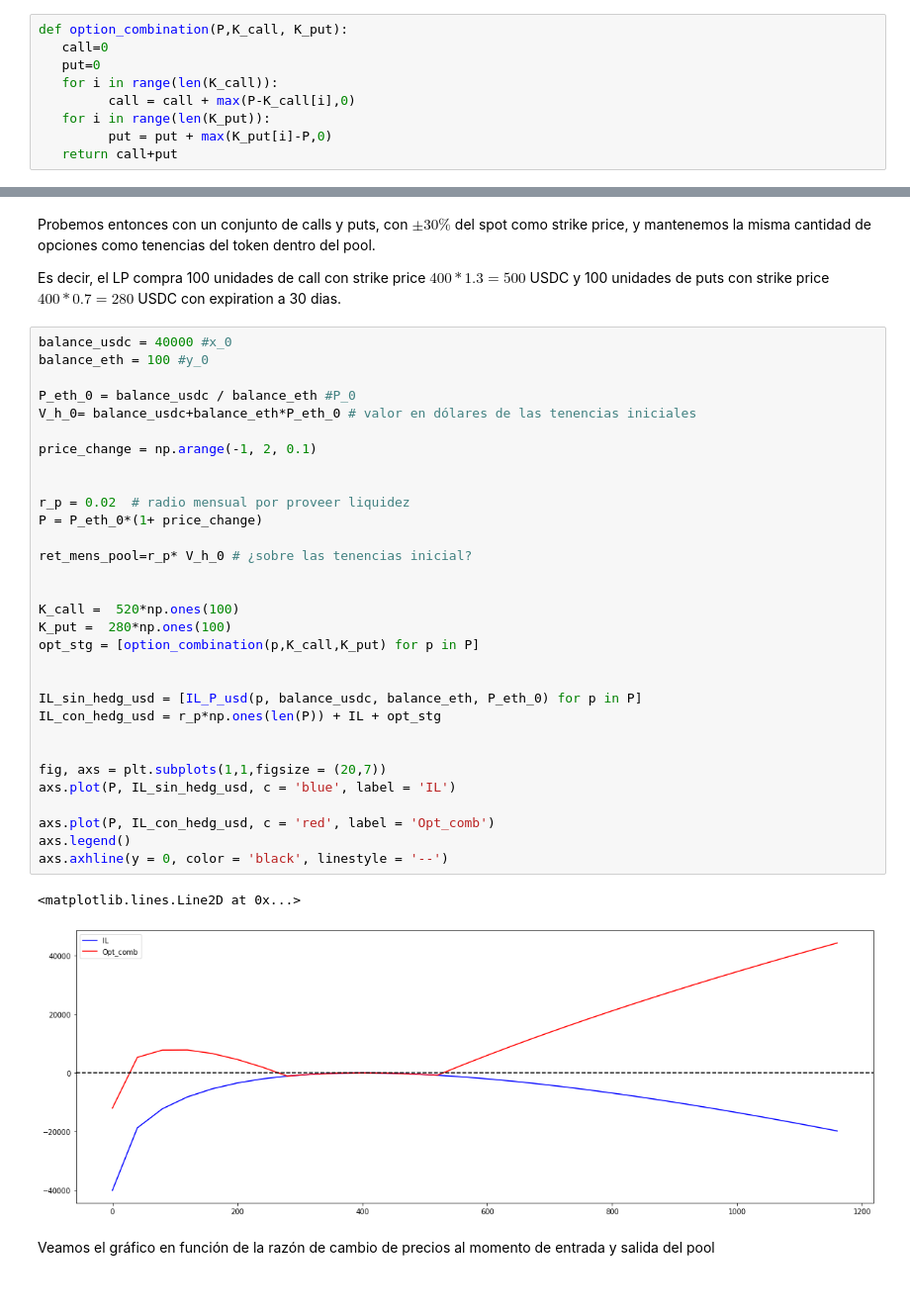
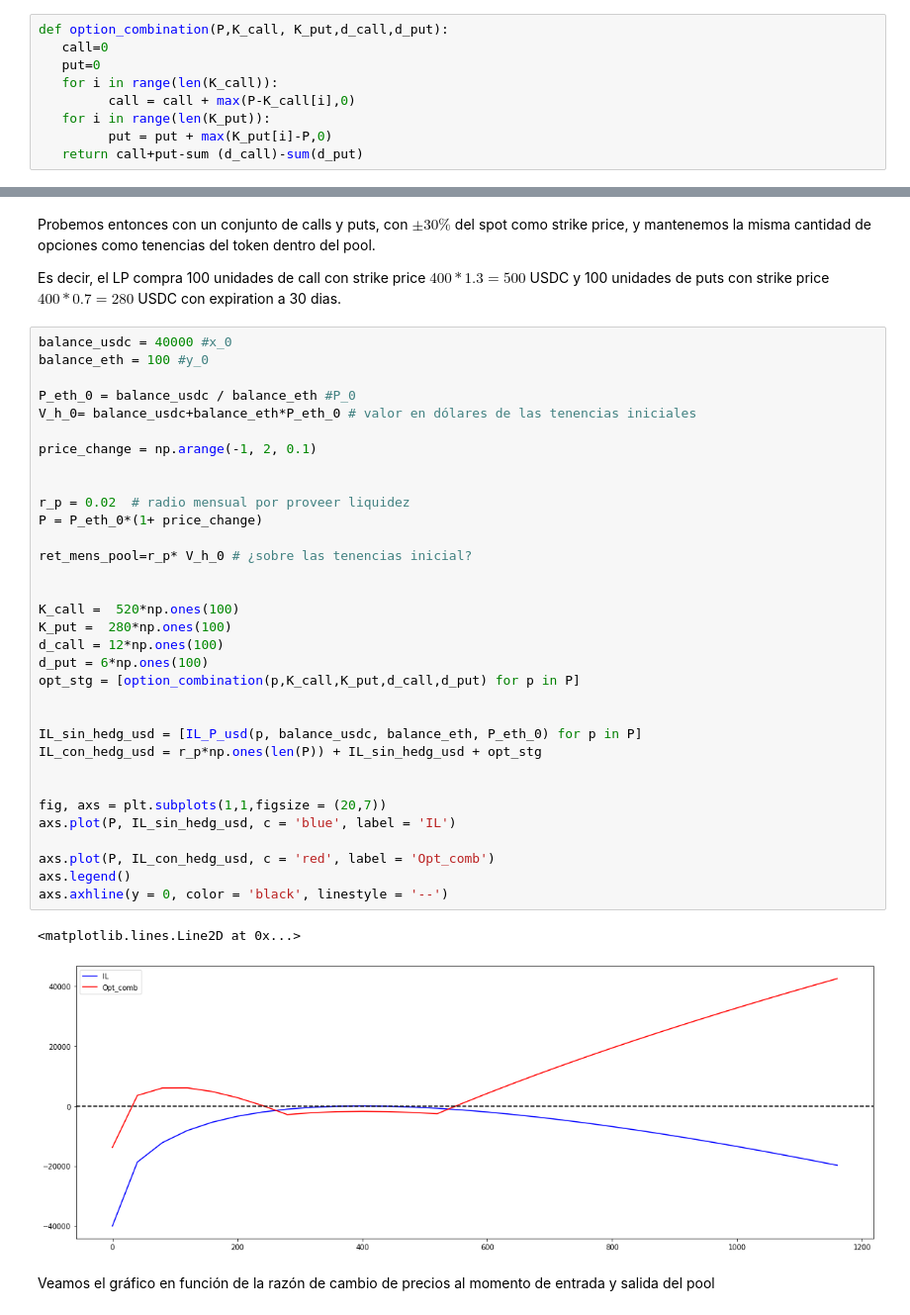
Before and after one commit to aguumg/Impermanent-Loss-Hedger, a Jupyter notebook: colabs/strategy _with _options.ipynb, the cells around one changed output, grey strips where cells are left out. Shown at 99% size. Saved outputs shown, nothing was run; the diff lists cells and outputs as text.

```diff
--- a/colabs/strategy _with _options.ipynb
+++ b/colabs/strategy _with _options.ipynb
@@ -200,10 +204,10 @@ La siguiente función toma un precio $P$, un conjunto de strikes de calls $K_\te
 # %%
-def option_combination(P,K_call, K_put):
+def option_combination(P,K_call, K_put,d_call,d_put):
    call=0
    put=0
    for i in range(len(K_call)):
          call = call + max(P-K_call[i],0)
    for i in range(len(K_put)):
          put = put + max(K_put[i]-P,0)
-   return call+put
+   return call+put-sum (d_call)-sum(d_put)
 # %% [markdown]
@@ -248,36 +252,38 @@ Es decir, el LP compra 100 unidades de call con strike price $400*1.3 = 500$ USD
 balance_usdc = 40000 #x_0
 balance_eth = 100 #y_0
 
 P_eth_0 = balance_usdc / balance_eth #P_0
 V_h_0= balance_usdc+balance_eth*P_eth_0 # valor en dólares de las tenencias iniciales
 
 price_change = np.arange(-1, 2, 0.1)
 
 
 r_p = 0.02  # radio mensual por proveer liquidez
 P = P_eth_0*(1+ price_change)
 
 ret_mens_pool=r_p* V_h_0 # ¿sobre las tenencias inicial?
 
 
 K_call =  520*np.ones(100)
 K_put =  280*np.ones(100)
-opt_stg = [option_combination(p,K_call,K_put) for p in P]
+d_call = 12*np.ones(100)
+d_put = 6*np.ones(100)
+opt_stg = [option_combination(p,K_call,K_put,d_call,d_put) for p in P]
 
 
 IL_sin_hedg_usd = [IL_P_usd(p, balance_usdc, balance_eth, P_eth_0) for p in P]
-IL_con_hedg_usd = r_p*np.ones(len(P)) + IL + opt_stg
+IL_con_hedg_usd = r_p*np.ones(len(P)) + IL_sin_hedg_usd + opt_stg
 
 
 fig, axs = plt.subplots(1,1,figsize = (20,7))
 axs.plot(P, IL_sin_hedg_usd, c = 'blue', label = 'IL')
 
 axs.plot(P, IL_con_hedg_usd, c = 'red', label = 'Opt_comb')
 axs.legend()
 axs.axhline(y = 0, color = 'black', linestyle = '--')
 # %% [output]
 <matplotlib.lines.Line2D at 0x...>
-[figure, old version]
+[figure, new version]
 # %% [markdown]
 Veamos el gráfico en función de la razón de cambio de precios al momento de entrada y salida del pool
 # %%
```
Also changed, not shown: parts of 13 cells of this notebook.
